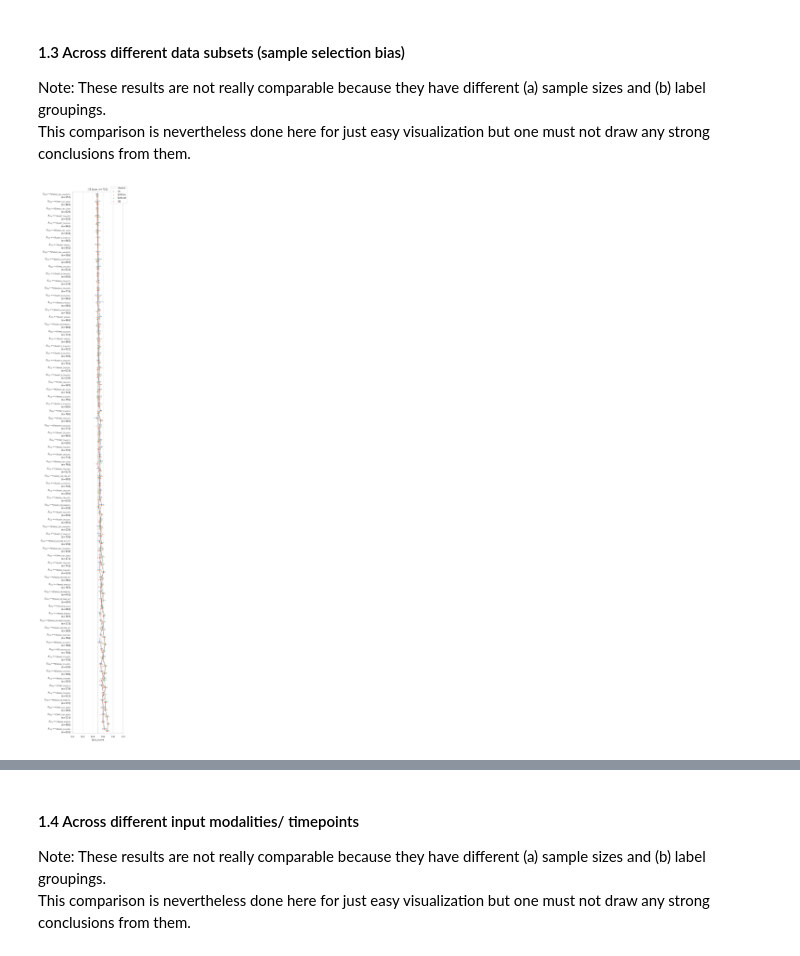
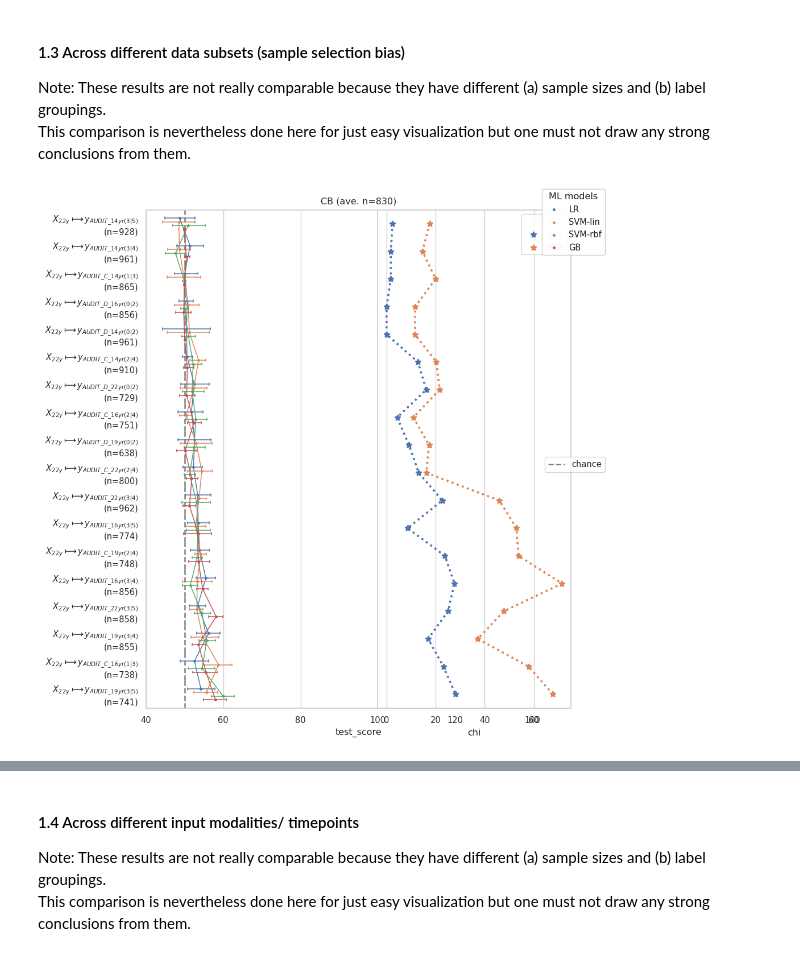
Before and after one commit to RoshanRane/ML_for_IMAGEN, a Jupyter notebook: MLpipelines/plot_results.ipynb, the cells around one changed output, grey strips where cells are left out. Cells and saved outputs as stored; diff of their text form; code cells hidden in the pictures.

```diff
--- a/MLpipelines/plot_results.ipynb
+++ b/MLpipelines/plot_results.ipynb
@@ -52,25 +52,49 @@ Note: These results are not really comparable because they have different (a) sa
 This comparison is nevertheless done here for just easy visualization but one must not draw any strong conclusions from them.
 # %%
 dfs = [
-    *[pd.read_csv(f) for f in glob(f"results/audit-combos*/*/run.csv")],
-    *[pd.read_csv(f) for f in glob(f"results/gm-combos*audit*/*/run.csv")],
-    *[pd.read_csv(f) for f in glob(f"results/gm-combos*espad*/*/run.csv")],
-    *[pd.read_csv(f) for f in glob(f"results/freq-combos*/*/run.csv")],
-    *[pd.read_csv(f) for f in glob(f"results/amt-combos*/*/run.csv")],
-    *[pd.read_csv(f) for f in glob(f"results/binge-combos*/*/run.csv")],
-    *[pd.read_csv(f) for f in glob(f"results/newlbls*-phenotype*/*/run.csv")],
-    *[pd.read_csv(f) for f in glob(f"results/newlbls*-our-*/*/run.csv")],
-    *[pd.read_csv(f) for f in glob(f"results/combo-combos*/*/run.csv")],
+    *[pd.read_csv(f) for f in sorted(glob(f"results/audit-combos*/*/run.csv"))],
+#     *[pd.read_csv(f) for f in sorted(glob(f"results/gm-combos*audit*/*/run.csv"))],
+#     *[pd.read_csv(f) for f in sorted(glob(f"results/gm-combos*espad*/*/run.csv"))],
+#     *[pd.read_csv(f) for f in sorted(glob(f"results/freq-combos*/*/run.csv"))],
+#     *[pd.read_csv(f) for f in sorted(glob(f"results/amt-combos*/*/run.csv"))],
+#     *[pd.read_csv(f) for f in sorted(glob(f"results/binge-combos*/*/run.csv"))],
+#     *[pd.read_csv(f) for f in sorted(glob(f"results/newlbls*-phenotype*/*/run.csv"))],
+#     *[pd.read_csv(f) for f in sorted(glob(f"results/newlbls*-our-*/*/run.csv"))],
+#     *[pd.read_csv(f) for f in sorted(glob(f"results/combo-combos*/*/run.csv"))],
       ]
+# also plot the chisqs
+chisq_dfs = pd.concat([
+    *[pd.read_csv(f) for f in sorted(glob(f"results/audit-combos*/*/chi-square.csv"))],
+#     *[pd.read_csv(f) for f in sorted(glob(f"results/gm-combos*audit*/*/chi-square.csv"))],
+#     *[pd.read_csv(f) for f in sorted(glob(f"results/gm-combos*espad*/*/chi-square.csv"))],
+#     *[pd.read_csv(f) for f in sorted(glob(f"results/freq-combos*/*/chi-square.csv"))],
+#     *[pd.read_csv(f) for f in sorted(glob(f"results/amt-combos*/*/chi-square.csv"))],
+#     *[pd.read_csv(f) for f in sorted(glob(f"results/binge-combos*/*/chi-square.csv"))],
+#     *[pd.read_csv(f) for f in sorted(glob(f"results/newlbls*-phenotype*/*/chi-square.csv"))],
+#     *[pd.read_csv(f) for f in sorted(glob(f"results/newlbls*-our-*/*/chi-square.csv"))],
+#     *[pd.read_csv(f) for f in sorted(glob(f"results/combo-combos*/*/chi-square.csv"))],
+    ])
 
-plot_result(dfs, input_type='22y',
+fig = plot_result(dfs, input_type='22y',
 #             conf_ctrl=["baseline","cb"],
             no_confs=True,
             sorty_by='test_score', join=True) #'n_samples', 'test_score'
-# plt.savefig("results/lbls_comparison_full.pdf")
+
+fig.gca().set_xlim([40,150])
+fig.set_size_inches([2*fig.get_size_inches()[0], fig.get_size_inches()[1]])
+ax = fig.add_subplot(1, 2, 2)
+
+g = sns.pointplot(data=chisq_dfs, x="chi", y="y",
+                  hue="c", join=True,
+                  linestyles=":", markers="*",
+                  ax=ax)
+
+fig.gca().set_yticklabels([])
+fig.gca().set_ylabel("")
+
 plt.show()
 # %% [output]
-[figure, old version]
+[figure, new version]
 # %%
 dfs = [pd.read_csv(f) for f in glob(f"results/newlbls-fu3*/*/run.csv")]
 
```
Also changed, not shown: parts of 11 cells of this notebook, 9 other files.
